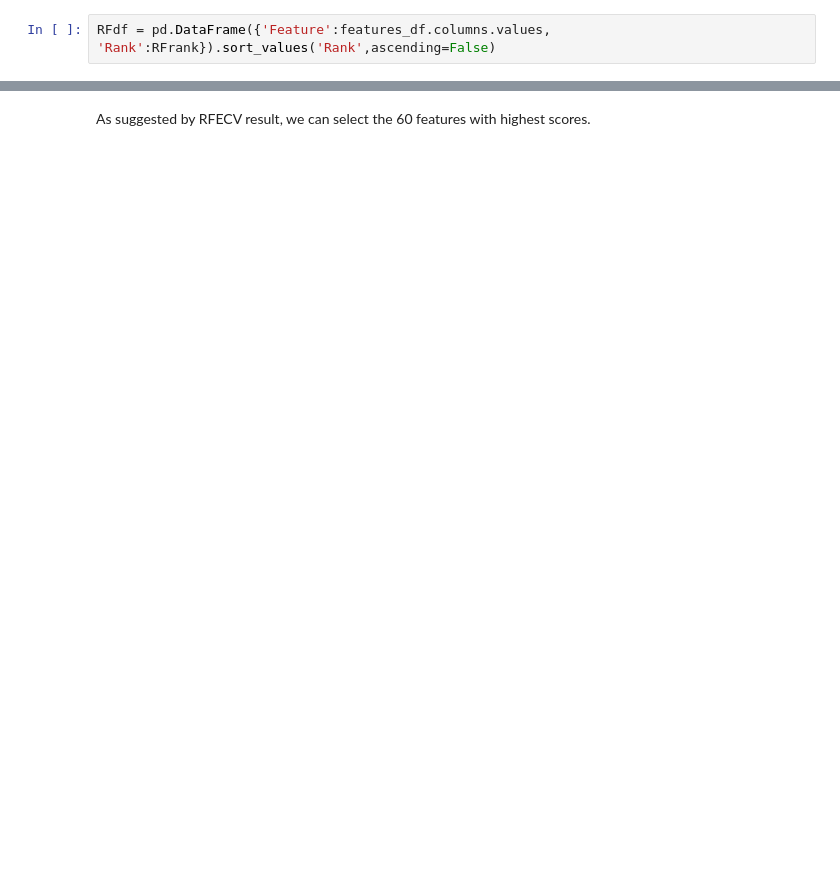
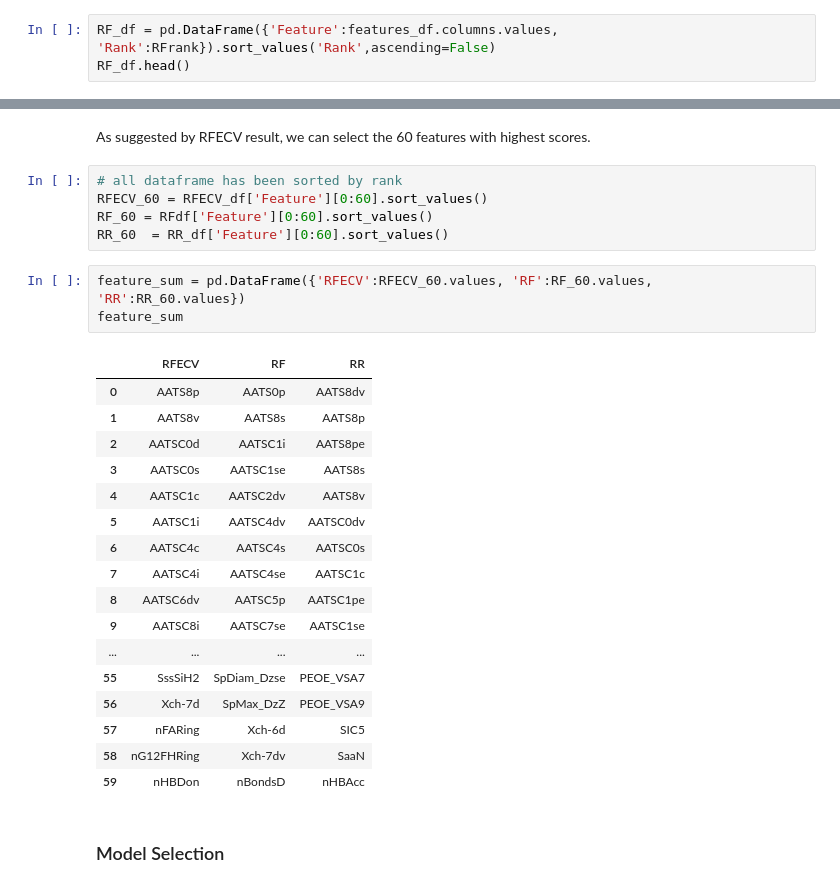
Before and after one commit to sjluozho/PV-Cell, a Jupyter notebook: PV-Cell/Data Cleaning/SelectFeatures.ipynb, the cells around one changed output, grey strips where cells are left out. Drawn from its saved outputs; the diff is of its cells as text; blank space fills up the shorter version.

```diff
--- a/PV-Cell/Data Cleaning/SelectFeatures.ipynb
+++ b/PV-Cell/Data Cleaning/SelectFeatures.ipynb
@@ -259,4 +274,5 @@ RandomForestRegressor(bootstrap=True, criterion='mse', max_depth=None,
 # %%
 RFrank = modelRF.feature_importances_
 # %%
-RFdf = pd.DataFrame({'Feature':features_df.columns.values, 'Rank':RFrank}).sort_values('Rank',ascending=False)
+RF_df = pd.DataFrame({'Feature':features_df.columns.values, 'Rank':RFrank}).sort_values('Rank',ascending=False)
+RF_df.head()
@@ -306,2 +329,30 @@ selected_features.head()
 # %% [markdown]
 As suggested by RFECV result, we can select the 60 features with highest scores.
+# %%
+# all dataframe has been sorted by rank
+RFECV_60 = RFECV_df['Feature'][0:60].sort_values()
+RF_60 = RFdf['Feature'][0:60].sort_values()
+RR_60  = RR_df['Feature'][0:60].sort_values()
+# %%
+feature_sum = pd.DataFrame({'RFECV':RFECV_60.values, 'RF':RF_60.values, 'RR':RR_60.values})
+feature_sum
+# %% [output]
+|  | RFECV | RF | RR |
+| 0 | AATS8p | AATS0p | AATS8dv |
+| 1 | AATS8v | AATS8s | AATS8p |
+| 2 | AATSC0d | AATSC1i | AATS8pe |
+| 3 | AATSC0s | AATSC1se | AATS8s |
+| 4 | AATSC1c | AATSC2dv | AATS8v |
+| 5 | AATSC1i | AATSC4dv | AATSC0dv |
+| 6 | AATSC4c | AATSC4s | AATSC0s |
+| 7 | AATSC4i | AATSC4se | AATSC1c |
+| 8 | AATSC6dv | AATSC5p | AATSC1pe |
+| 9 | AATSC8i | AATSC7se | AATSC1se |
+| ... | ... | ... | ... |
+| 55 | SssSiH2 | SpDiam_Dzse | PEOE_VSA7 |
+| 56 | Xch-7d | SpMax_DzZ | PEOE_VSA9 |
+| 57 | nFARing | Xch-6d | SIC5 |
+| 58 | nG12FHRing | Xch-7dv | SaaN |
+| 59 | nHBDon | nBondsD | nHBAcc |
+# %% [markdown]
+### Model Selection
```
Also changed, not shown: parts of 10 cells of this notebook.
